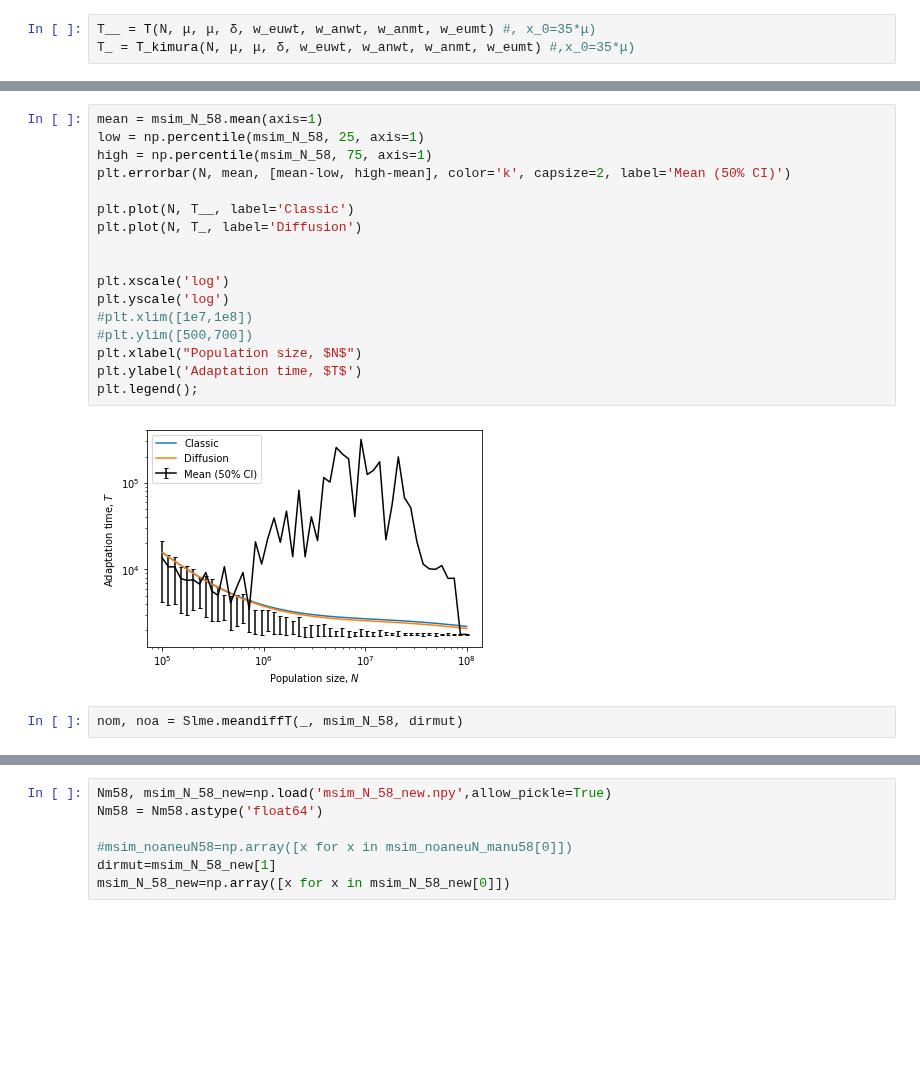
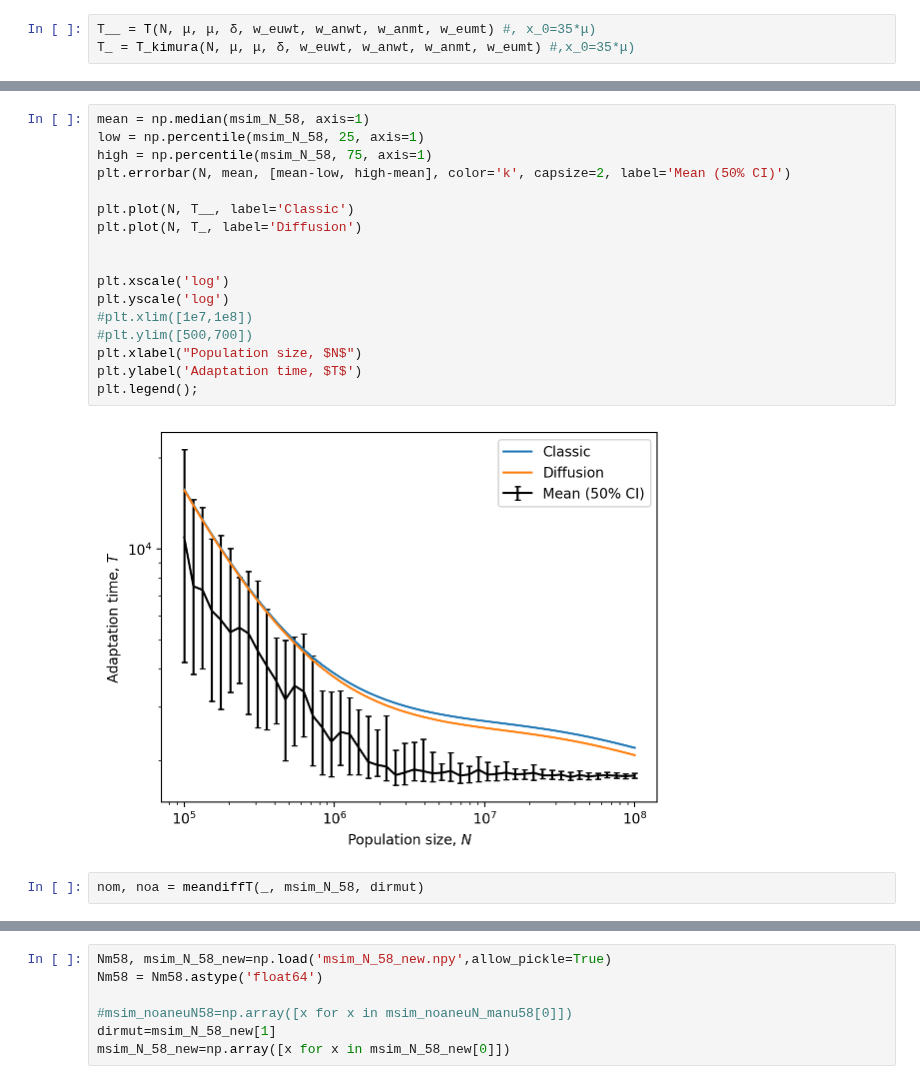
Before and after one commit to yoavram-lab/Heatrisomy, a Jupyter notebook: notebooks_mp/full_model.ipynb, the cells around one changed output, grey strips where cells are left out. Drawn from its saved outputs; the diff is of its cells as text; blank space fills up the shorter version.

Commit message:
median instead of mean

```diff
--- a/notebooks_mp/full_model.ipynb
+++ b/notebooks_mp/full_model.ipynb
@@ -173,24 +198,24 @@ T_ = T_kimura(N, μ, μ, δ, w_euwt, w_anwt, w_anmt, w_eumt) #,x_0=35*μ)
 # %%
-mean = msim_N_58.mean(axis=1)
+mean = np.median(msim_N_58, axis=1)
 low = np.percentile(msim_N_58, 25, axis=1)
 high = np.percentile(msim_N_58, 75, axis=1)
 plt.errorbar(N, mean, [mean-low, high-mean], color='k', capsize=2, label='Mean (50% CI)')
 
 plt.plot(N, T__, label='Classic')
 plt.plot(N, T_, label='Diffusion')
 
 
 plt.xscale('log')
 plt.yscale('log')
 #plt.xlim([1e7,1e8])
 #plt.ylim([500,700])
 plt.xlabel("Population size, $N$")
 plt.ylabel('Adaptation time, $T$')
 plt.legend();
 # %% [output]
-[figure, old version]
+[figure, new version]
 # %%
-nom, noa = Slme.meandiffT(_, msim_N_58, dirmut)
+nom, noa = meandiffT(_, msim_N_58, dirmut)
 # %%
 plt.plot(N, noa, 'o', label='no aneuploidy')
 plt.plot(N, nom, 'o', label='no mutation')
```
Also changed, not shown: parts of 12 cells of this notebook.
